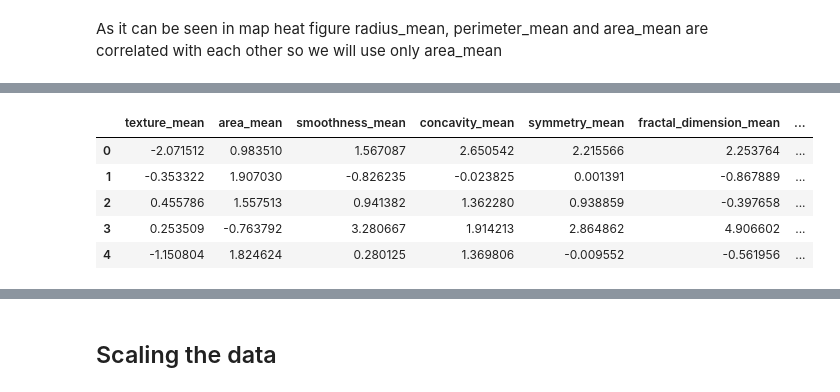
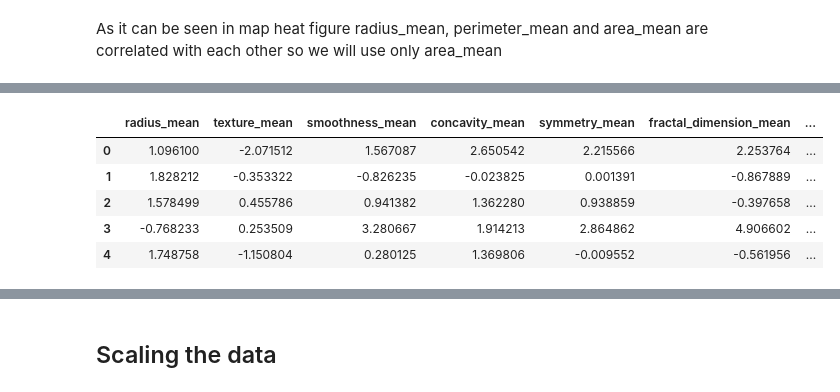
Before and after one commit to ysjbluemoon/Data-Mining, a Jupyter notebook: Final Project/Final Project.ipynb, the cells around one changed output, grey strips where cells are left out. Saved outputs shown, nothing was run; the diff lists cells and outputs as text; code cells hidden in the pictures.

```diff
--- a/Final Project/Final Project.ipynb
+++ b/Final Project/Final Project.ipynb
@@ -100,11 +131,11 @@ As it can be seen in map heat figure radius_mean, perimeter_mean and area_mean a
 # %%
-drop_list = ['perimeter_mean','radius_mean','compactness_mean','concave points_mean','radius_se','perimeter_se','radius_worst','perimeter_worst','compactness_worst','concave points_worst','compactness_se','concave points_se','texture_worst','area_worst']
+drop_list = ['perimeter_mean','area_mean','compactness_mean','concave points_mean','radius_se','area_se','radius_worst','perimeter_worst','compactness_worst','concave points_worst','compactness_se','concave points_se','texture_worst','radius_worst']
 X_select = X.drop(drop_list,axis = 1 )        # do not modify x, we will use it later
 X_select.head()
 # %% [output]
-|  | texture_mean | area_mean | smoothness_mean | concavity_mean | symmetry_mean | fractal_dimension_mean | ... |
-| 0 | -2.071512 | 0.983510 | 1.567087 | 2.650542 | 2.215566 | 2.253764 | ... |
-| 1 | -0.353322 | 1.907030 | -0.826235 | -0.023825 | 0.001391 | -0.867889 | ... |
-| 2 | 0.455786 | 1.557513 | 0.941382 | 1.362280 | 0.938859 | -0.397658 | ... |
-| 3 | 0.253509 | -0.763792 | 3.280667 | 1.914213 | 2.864862 | 4.906602 | ... |
-| 4 | -1.150804 | 1.824624 | 0.280125 | 1.369806 | -0.009552 | -0.561956 | ... |
+|  | radius_mean | texture_mean | smoothness_mean | concavity_mean | symmetry_mean | fractal_dimension_mean | ... |
+| 0 | 1.096100 | -2.071512 | 1.567087 | 2.650542 | 2.215566 | 2.253764 | ... |
+| 1 | 1.828212 | -0.353322 | -0.826235 | -0.023825 | 0.001391 | -0.867889 | ... |
+| 2 | 1.578499 | 0.455786 | 0.941382 | 1.362280 | 0.938859 | -0.397658 | ... |
+| 3 | -0.768233 | 0.253509 | 3.280667 | 1.914213 | 2.864862 | 4.906602 | ... |
+| 4 | 1.748758 | -1.150804 | 0.280125 | 1.369806 | -0.009552 | -0.561956 | ... |
```
Also changed, not shown: parts of 13 cells of this notebook.
